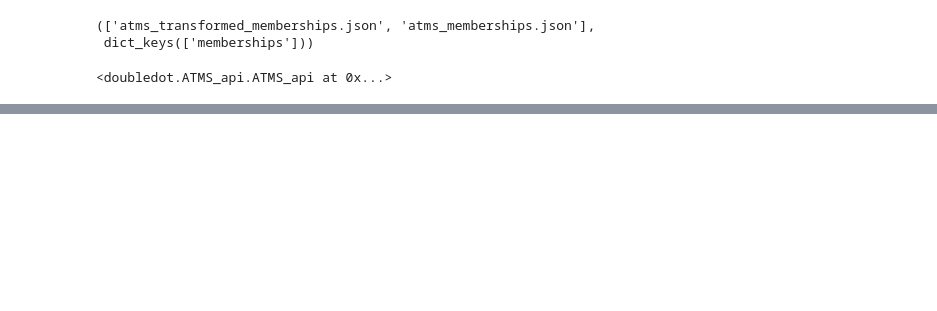
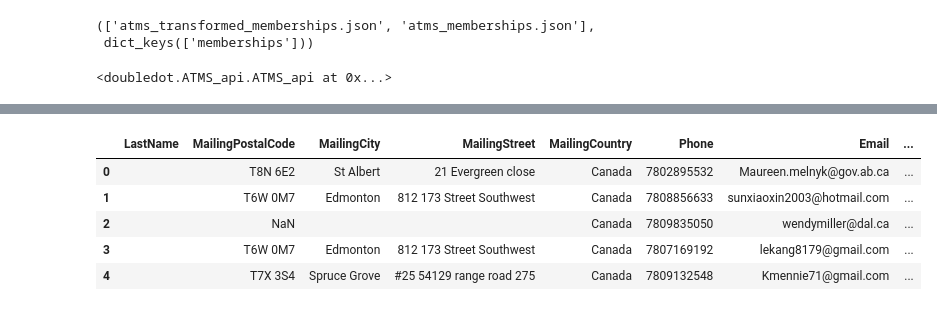
Before and after one commit to josephsmann/doubledot, a Jupyter notebook: SalesforceTest.ipynb, the cells around one changed output, grey strips where cells are left out. Cells and saved outputs as stored; diff of their text form; code cells hidden in the pictures; blank space fills up the shorter version.

```diff
--- a/SalesforceTest.ipynb
+++ b/SalesforceTest.ipynb
@@ -65 +76,11 @@ sf_download
+# %%
+contacts_df = pd.read_csv('sf_download/contacts.csv', sep='\t')
+contacts_df
+# %% [output]
+|  | LastName | MailingPostalCode | MailingCity | MailingStreet | MailingCountry | Phone | Email | ... |
+| 0 |  | T8N 6E2 | St Albert | 21 Evergreen close | Canada | 7802895532 | Maureen.melnyk@gov.ab.ca | ... |
+| 1 |  | T6W 0M7 | Edmonton | 812 173 Street Southwest | Canada | 7808856633 | sunxiaoxin2003@hotmail.com | ... |
+| 2 |  | NaN |  |  | Canada | 7809835050 | wendymiller@dal.ca | ... |
+| 3 |  | T6W 0M7 | Edmonton | 812 173 Street Southwest | Canada | 7807169192 | lekang8179@gmail.com | ... |
+| 4 |  | T7X 3S4 | Spruce Grove | #25 54129 range road 275 | Canada | 7809132548 | Kmennie71@gmail.com | ... |
 # %%
```
Also changed, not shown: parts of 10 cells of this notebook, 8 other files.
